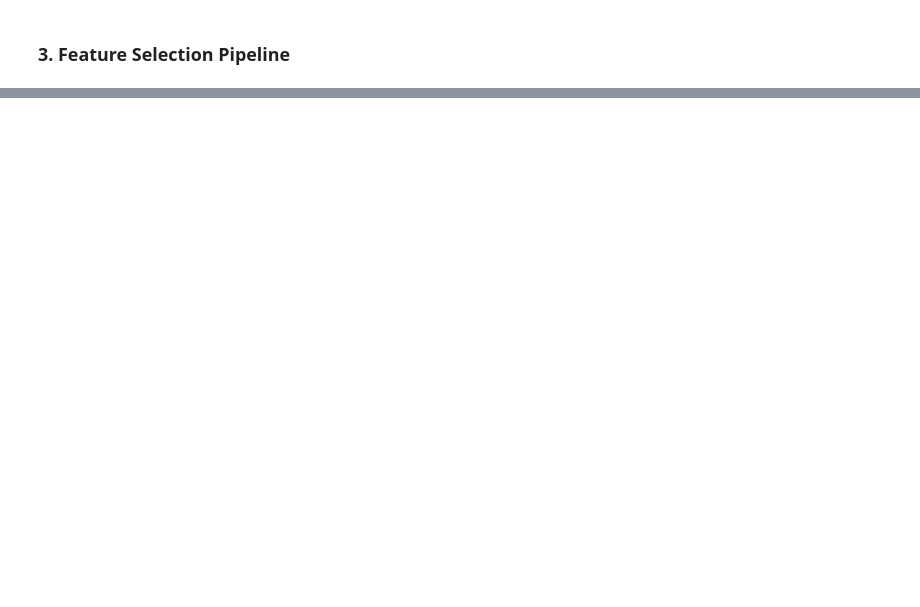
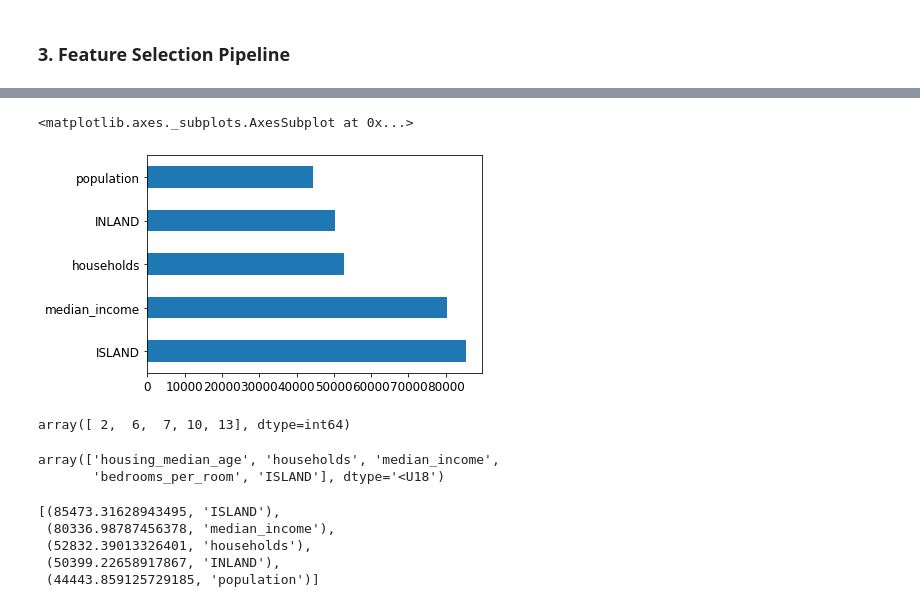
Before and after one commit to stephenkringas/HandsOn_ML_Exercises, a Jupyter notebook: housing_exercise_ch2.ipynb, the cells around one changed output, grey strips where cells are left out. Cells and saved outputs as stored; diff of their text form; code cells hidden in the pictures; blank space fills up the shorter version.

```diff
--- a/housing_exercise_ch2.ipynb
+++ b/housing_exercise_ch2.ipynb
@@ -326,7 +304,8 @@ from scipy.stats import expon, reciprocal
 
 # Note: gamma is ignored when kernel is "linear"
 param_distribs = {
-        'kernel': ['linear', 'rbf'],
+#         'kernel': ['linear', 'rbf'], # Remove kernal rbf so I can calculate feature importance in ex3
+        'kernel': ['linear'],
         'C': reciprocal(20, 200000),
         'gamma': expon(scale=1.0),
     }
@@ -374,0 +363,10 @@ clf.fit(X, y)
+# %%
+# set the number of features we want to keep as 6
+k = 5
+# %%
+# Get the feature names
+extra_attribs = ["rooms_per_hhold", "pop_per_hhold", "bedrooms_per_room"]
+cat_encoder = full_pipeline.named_transformers_["cat"]
+cat_one_hot_attribs = list(cat_encoder.categories_[0])
+attributes = num_attribs + extra_attribs + cat_one_hot_attribs
+attributes
@@ -374,0 +390,27 @@ clf.fit(X, y)
+# %%
+from matplotlib import pyplot as plt
+
+feature_importances = abs(rnd_search.best_estimator_.coef_[0])
+
+pd.Series(feature_importances, index=attributes).nlargest(k).plot(kind='barh')
+# %% [output]
+<matplotlib.axes._subplots.AxesSubplot at 0x...>
+[figure, added]
+# %%
+top_k_feature_indices = indices_of_top_k(rnd_search.best_estimator_.coef_[0], k)
+top_k_feature_indices
+# %% [output]
+array([ 2,  6,  7, 10, 13], dtype=int64)
+# %%
+np.array(attributes)[top_k_feature_indices]
+# %% [output]
+array(['housing_median_age', 'households', 'median_income',
+       'bedrooms_per_room', 'ISLAND'], dtype='<U18')
+# %%
+sorted(zip(feature_importances, attributes), reverse=True)[:k]
+# %% [output]
+[(85473.31628943495, 'ISLAND'),
+ (80336.98787456378, 'median_income'),
+ (52832.39013326401, 'households'),
+ (50399.22658917867, 'INLAND'),
+ (44443.859125729185, 'population')]
```
Also changed, not shown: parts of 22 cells of this notebook.
